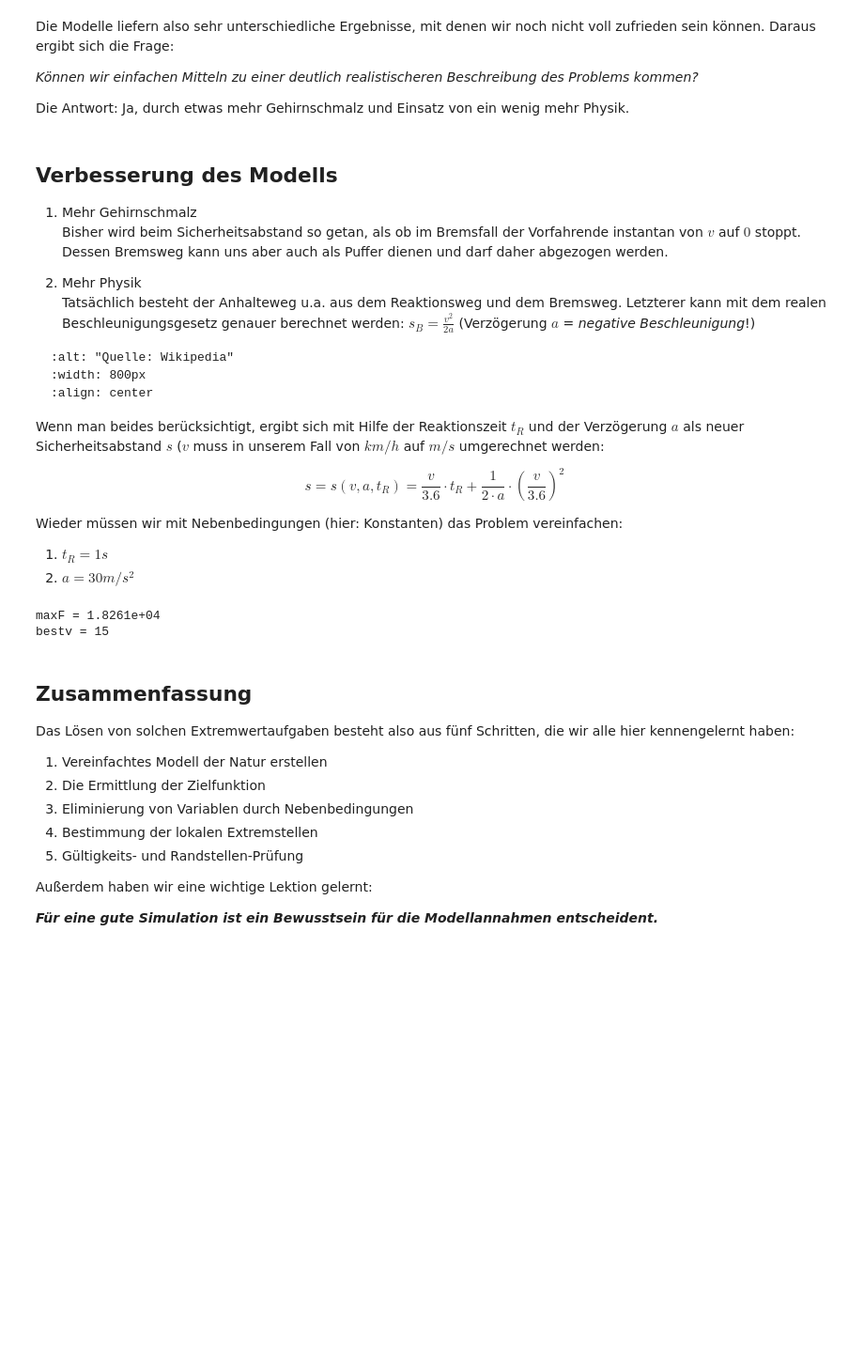
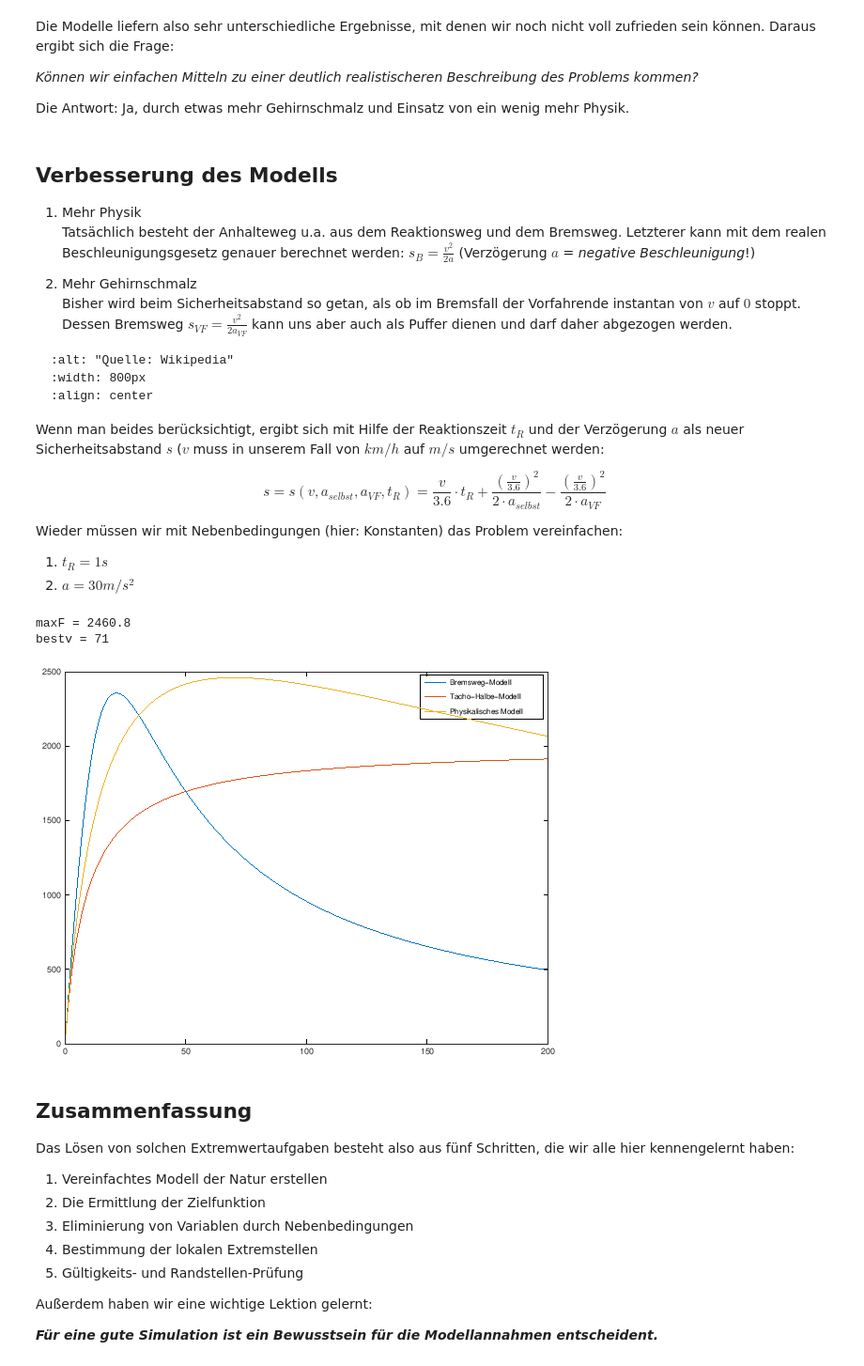
Before and after one commit to hbrs-cse/Modellbildung-und-Simulation, a Jupyter notebook: content/00_einleitung/01_motivation/00_motivation.ipynb, the cells around one changed output. Shown at 94% size. Cells and saved outputs as stored; diff of their text form; code cells hidden in the pictures; blank space fills up the shorter version.

````diff
--- a/content/00_einleitung/01_motivation/00_motivation.ipynb
+++ b/content/00_einleitung/01_motivation/00_motivation.ipynb
@@ -199,11 +199,11 @@ und Einsatz von ein wenig mehr Physik.
 # %% [markdown]
 ## Verbesserung des Modells
 
-1. Mehr Gehirnschmalz\
-Bisher wird beim Sicherheitsabstand so getan, als ob im Bremsfall der Vorfahrende instantan von $v$ auf $0$ stoppt. Dessen Bremsweg kann uns aber auch als Puffer dienen und darf daher abgezogen werden.
+1. Mehr Physik\
+Tatsächlich besteht der Anhalteweg u.a. aus dem Reaktionsweg und dem Bremsweg. Letzterer kann mit dem realen Beschleunigungsgesetz genauer berechnet werden: $s_B = \frac{v^2}{2a}$ (Verzögerung $a$ = _negative Beschleunigung_!)
 
-2. Mehr Physik\
-Tatsächlich besteht der Anhalteweg u.a. aus dem Reaktionsweg und dem Bremsweg. Letzterer kann mit dem realen Beschleunigungsgesetz genauer berechnet werden: $s_B = \frac{v^2}{2a}$ (Verzögerung $a$ = _negative Beschleunigung_!)
+2. Mehr Gehirnschmalz\
+Bisher wird beim Sicherheitsabstand so getan, als ob im Bremsfall der Vorfahrende instantan von $v$ auf $0$ stoppt. Dessen Bremsweg $s_{VF} = \frac{v^2}{2a_{VF}}$ kann uns aber auch als Puffer dienen und darf daher abgezogen werden.
 
 ```{image} images/Bremsvorgang.svg
 :alt: "Quelle: Wikipedia"
@@ -213,7 +213,7 @@ Tatsächlich besteht der Anhalteweg u.a. aus dem Reaktionsweg und dem Bremsweg.
 
 Wenn man beides berücksichtigt, ergibt sich mit Hilfe der Reaktionszeit $t_R$ und der Verzögerung $a$ als neuer Sicherheitsabstand $s$ ($v$ muss in unserem Fall von $km/h$ auf $m/s$ umgerechnet werden:
 
-$$s = s(v,a,t_R)=\frac{v}{3.6}\cdot t_R + \frac{1}{2\cdot a}\cdot\left(\frac{v}{3.6}\right)^2$$
+$$s = s(v,a_{selbst},a_{VF},t_R)=\frac{v}{3.6}\cdot t_R + \frac{\left(\frac{v}{3.6}\right)^2}{2\cdot a_{selbst}} - \frac{\left(\frac{v}{3.6}\right)^2}{2\cdot a_{VF}}$$
 
 Wieder müssen wir mit Nebenbedingungen (hier: Konstanten) das Problem vereinfachen:
 
@@ -222,33 +222,34 @@ Wieder müssen wir mit Nebenbedingungen (hier: Konstanten) das Problem vereinfac
 # %%
 % graphische Darstellung von F(v) für die drei Abstandsmodelle
 graphics_toolkit("gnuplot")
 
 vmax = 200;
 dv = 1;
 v = linspace(0,vmax,vmax*dv);
 L = 4.5;
 s_bremsweg = (v.^2)/100;
 F_bremsweg = (1000*v)./(L + s_bremsweg);
 s_tachohalbe = v/2;
 F_tachohalbe = (1000*v)./(L + s_tachohalbe);
 
 t_R = 1;
 a_selbst = 6;
 a_VF = 7;
-s_physik = v/3.6*t_R + (v/3.6).^2/(2*(a_selbst-a_VF));
+s_physik = v/3.6*t_R + (v/3.6).^2/(2*a_selbst) - (v/3.6).^2/(2*a_VF);
 F_physik = (1000*v)./(L + s_physik);
 
 [maxF,bestv] = max(F_physik);
 maxF
 bestv = bestv/dv
 
 plot(v,F_bremsweg,v,F_tachohalbe,v,F_physik)
 
 h = legend ("Bremsweg-Modell", "Tacho-Halbe-Modell", "Physikalisches Modell");
 legend (h, "location", "northeast");
 # %% [output]
-maxF = 1.8261e+04
-bestv = 15
+maxF = 2460.8
+bestv = 71
+[figure, added]
 # %% [markdown]
 ## Zusammenfassung
 
````
Also changed, not shown: parts of 10 cells of this notebook, 1 other file.
